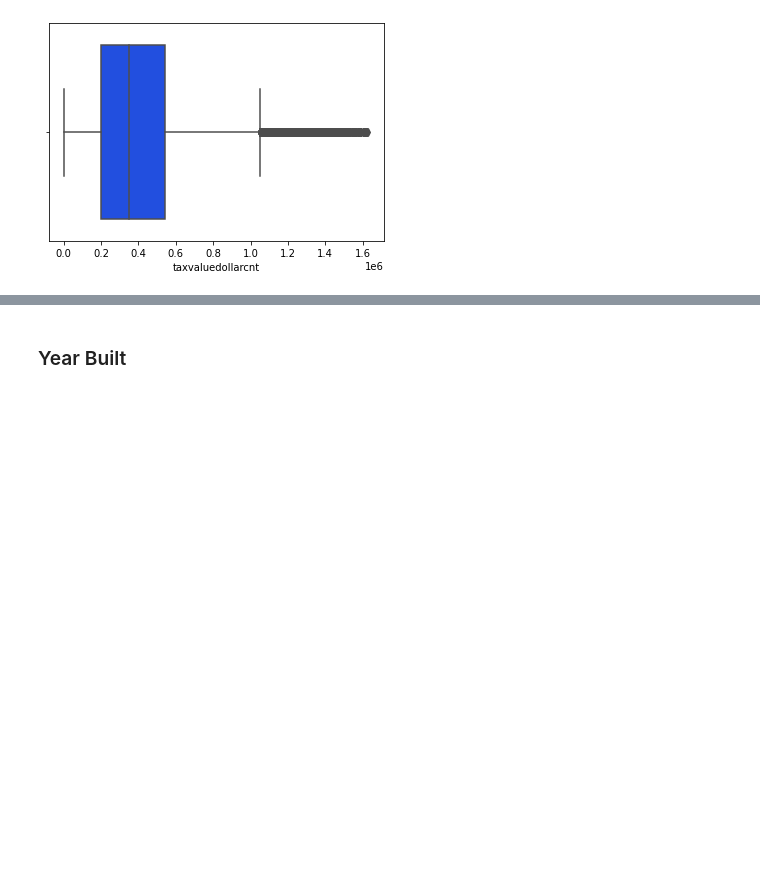
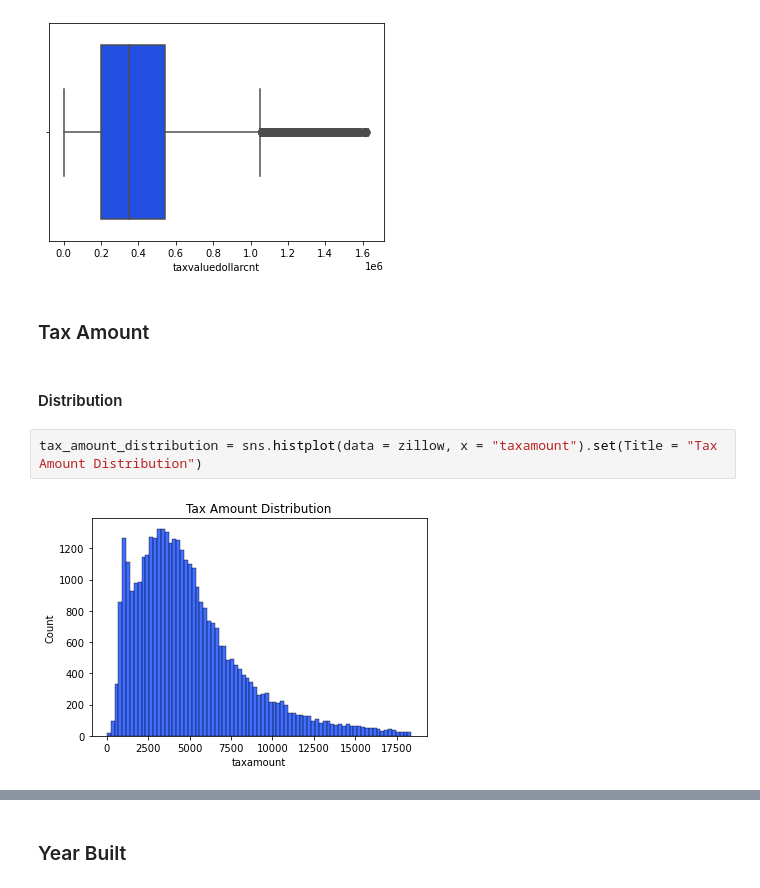
Before and after one commit to malachi-hale/Zillow-Project, a Jupyter notebook: Final Project.ipynb, the cells around one changed output, grey strips where cells are left out. Drawn from its saved outputs; the diff is of its cells as text; blank space fills up the shorter version.

```diff
--- a/Final Project.ipynb
+++ b/Final Project.ipynb
@@ -97,3 +143,11 @@ tax_value_distribution = sns.histplot(data = zillow, x = "taxvaluedollarcnt").se
 tax_value_boxplot = sns.boxplot(x=zillow["taxvaluedollarcnt"])
 # %% [output]
 [figure]
+# %% [markdown]
+### Tax Amount
+# %% [markdown]
+#### Distribution
+# %%
+tax_amount_distribution = sns.histplot(data = zillow, x = "taxamount").set(Title = "Tax Amount Distribution")
+# %% [output]
+[figure, added]
```
Also changed, not shown: parts of 138 cells of this notebook.
